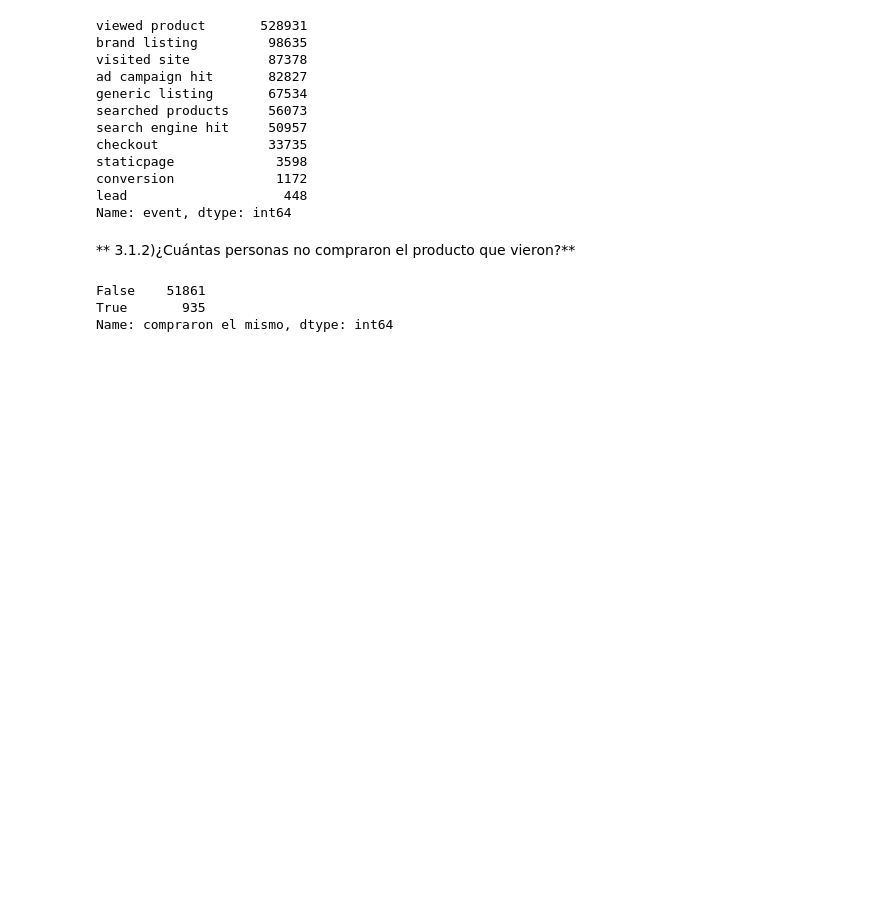
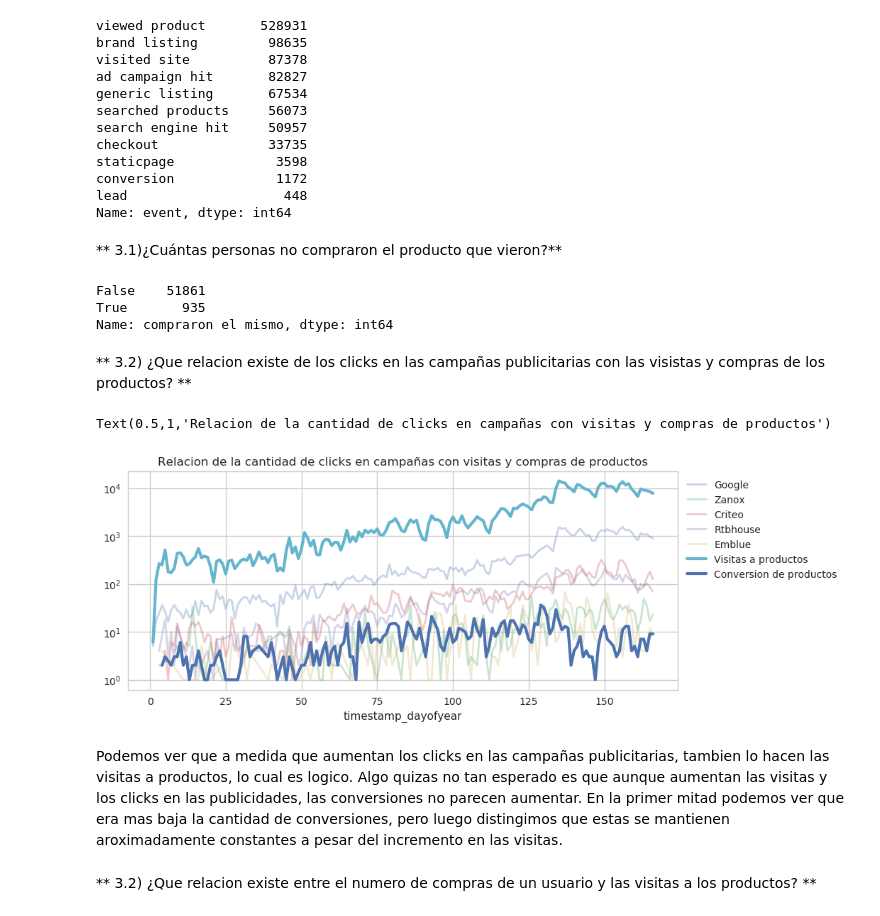
Before and after one commit to sebalogue/tp1-datos, a Jupyter notebook: TP1- Parte 3.ipynb, the cells around one changed output. Drawn from its saved outputs; the diff is of its cells as text; code cells hidden in the pictures; blank space fills up the shorter version.

```diff
--- a/TP1- Parte 3.ipynb
+++ b/TP1- Parte 3.ipynb
@@ -16,2 +34,14 @@ pd.options.display.float_format = '{:20,.2f}'.format # suprimimos la notacion ci
+# %%
+viewed_product = tf[tf['event'] == 'viewed product']
+brand_listing    = tf[tf['event'] == 'brand listing']
+visited_site =  tf[tf['event'] == 'visited site']
+ad_campaign_hit = tf[tf['event'] == 'ad campaign hit']
+generic_listing = tf[tf['event'] == 'generic listing']
+searched_products = tf[tf['event'] == 'searched products']
+search_engine_hit = tf[tf['event'] == 'search engine hit']
+checkout = tf[tf['event'] == 'checkout']
+staticpage = tf[tf['event'] == 'staticpage']
+conversion = tf[tf['event'] == 'conversion']
+lead = tf[tf['event'] == 'lead']
 # %% [markdown]
 # 3) Relaciones entre eventos
@@ -71,7 +99,7 @@ conversion             1172
 lead                    448
 Name: event, dtype: int64
 # %% [markdown]
-** 3.1.2)¿Cuántas personas no compraron el producto que vieron?**
+** 3.1)¿Cuántas personas no compraron el producto que vieron?**
 # %%
 interseccion_de_personas_2 = pd.merge(personas_conv, personas_viewed, on = ['person'], how = 'inner',copy = False)
 interseccion_de_personas_2['compraron el mismo'] = (interseccion_de_personas_2['sku_x'] == interseccion_de_personas_2['sku_y'])
@@ -81,3 +109,37 @@ interseccion_de_personas_2['compraron el mismo'].value_counts()
 False    51861
 True       935
 Name: compraron el mismo, dtype: int64
+# %% [markdown]
+** 3.2) ¿Que relacion existe de los clicks en las campañas publicitarias con las visistas y compras de los productos? **
+# %%
+# Ademas podemos ver si existe algun tipo de relacion entre los clicks en la campañas publicitarias
+# y las visitas y compras de los productos.
+
+(ad_campaign_hit.loc[ad_campaign_hit['campaign_source'] == 'google']).groupby('timestamp_dayofyear')\
+                .count().loc[:,'event'].plot(linewidth=2,figsize=(10,4),label = 'Google',alpha = 0.3)
+(ad_campaign_hit.loc[ad_campaign_hit['campaign_source'] == 'zanox']).groupby('timestamp_dayofyear')\
+                .count().loc[:,'event'].plot(linewidth=2, label = 'Zanox',alpha = 0.3)
+(ad_campaign_hit.loc[ad_campaign_hit['campaign_source'] == 'criteo']).groupby('timestamp_dayofyear')\
+                .count().loc[:,'event'].plot(linewidth=2, label = 'Criteo',alpha = 0.3)
+(ad_campaign_hit.loc[ad_campaign_hit['campaign_source'] == 'rtbhouse']).groupby('timestamp_dayofyear')\
+                .count().loc[:,'event'].plot(linewidth=2, label = 'Rtbhouse',alpha = 0.3)
+(ad_campaign_hit.loc[ad_campaign_hit['campaign_source'] == 'emblue']).groupby('timestamp_dayofyear')\
+                .count().loc[:,'event'].plot(linewidth=2, label = 'Emblue',alpha = 0.3)
+viewed_product.groupby('timestamp_dayofyear').count().loc[:,'event'].plot(logy = True, linewidth=3\
+                                                                          ,label = 'Visitas a productos')
+trocafone.loc[trocafone['event'] == 'conversion'].groupby('timestamp_dayofyear').count().loc[:,'event']\
+                                                .plot(linewidth=3,label = 'Conversion de productos')
+
+plt.legend(loc='upper left', bbox_to_anchor=(1,1), ncol=1)
+plt.title('Relacion de la cantidad de clicks en campañas con visitas y compras de productos')
+# %% [output]
+Text(0.5,1,'Relacion de la cantidad de clicks en campañas con visitas y compras de productos')
+[figure, added]
+# %% [markdown]
+Podemos ver que a medida que aumentan los clicks en las campañas publicitarias, tambien
+lo hacen las visitas a productos, lo cual es logico. Algo quizas no tan esperado es que aunque aumentan
+las visitas y los clicks en las publicidades, las conversiones no parecen aumentar. En la primer mitad podemos
+ver que era mas baja la cantidad de conversiones, pero luego distingimos que estas se mantienen aroximadamente
+constantes a pesar del incremento en las visitas.
+# %% [markdown]
+** 3.2) ¿Que relacion existe entre el numero de compras de un usuario y las visitas a los productos? **
```
Also changed, not shown: parts of 10 cells of this notebook, 1 other file.
